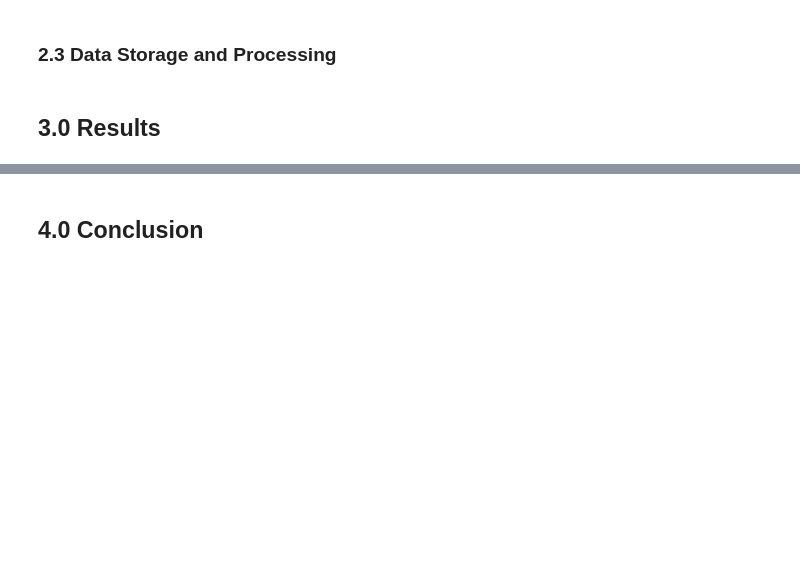
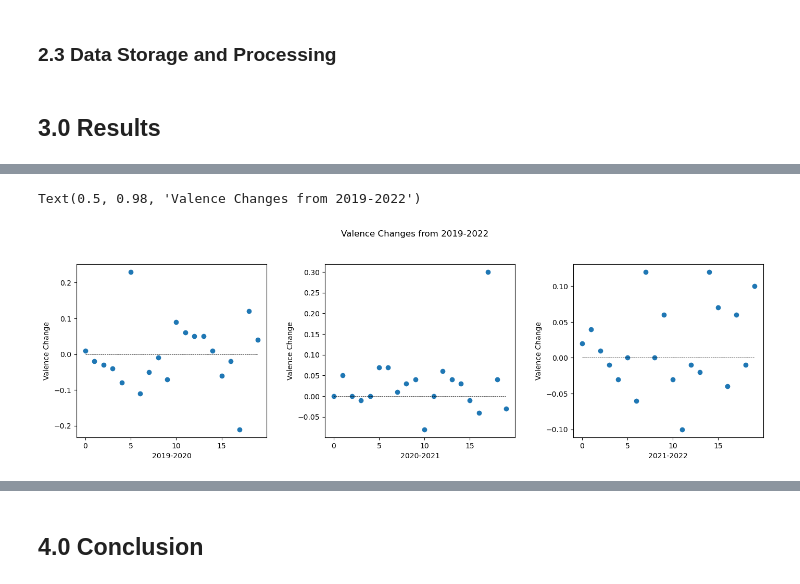
Before and after one commit to olincollege/mood-of-music, a Jupyter notebook: computational_essay.ipynb, the cells around one changed output, grey strips where cells are left out. Saved outputs shown, nothing was run; the diff lists cells and outputs as text; code cells hidden in the pictures; blank space fills up the shorter version.

```diff
--- a/computational_essay.ipynb
+++ b/computational_essay.ipynb
@@ -75,0 +150,34 @@ Logically we take the average to see if it can indicate a massive spike or decre
+# %%
+
+# Indexing and naming each set of ley and values of the dictionary
+change_19_20 = pd.DataFrame(valence_diff["2019-2020"], columns = ["2019 ~ 2020"])
+change_20_21 = pd.DataFrame(valence_diff["2020-2021"], columns = ["2020 ~ 2021"])
+change_21_22 = pd.DataFrame(valence_diff["2021-2022"], columns = ["2021 ~ 2022"])
+
+# Set Subplots
+fig, axs = plt.subplots(1, 3, figsize=(15, 5))
+fig.tight_layout(pad=5.0)
+
+# Taking the years (2019-2020) and corresponding columns then graphing them
+axs[0].scatter(x = range(len(change_19_20)), y = change_19_20)
+axs[0].plot([0, 19], [0, 0], linestyle='dashed', color='black', linewidth=0.5)
+axs[0].set_xlabel('2019-2020')
+axs[0].set_ylabel('Valence Change', labelpad = 5)
+
+# Taking the years (2020-2021) and corresponding columns then graphing them
+axs[1].scatter(x = range(len(change_20_21)), y = change_20_21)
+axs[1].plot([0, 19], [0, 0], linestyle='dashed', color='black', linewidth=0.5)
+axs[1].set_xlabel('2020-2021')
+axs[1].set_ylabel('Valence Change', labelpad = 5)
+
+
+# Taking the years (2021-2022) and corresponding columns then graphing them
+axs[2].scatter(x = range(len(change_21_22)), y = change_21_22)
+axs[2].plot([0, 19], [0, 0], linestyle='dashed', color='black', linewidth=0.5)
+axs[2].set_xlabel('2021-2022')
+axs[2].set_ylabel('Valence Change', labelpad = 5)
+
+plt.suptitle('Valence Changes from 2019-2022')
+# %% [output]
+Text(0.5, 0.98, 'Valence Changes from 2019-2022')
+[figure, added]
```
Also changed, not shown: parts of 13 cells of this notebook, 7 other files.
